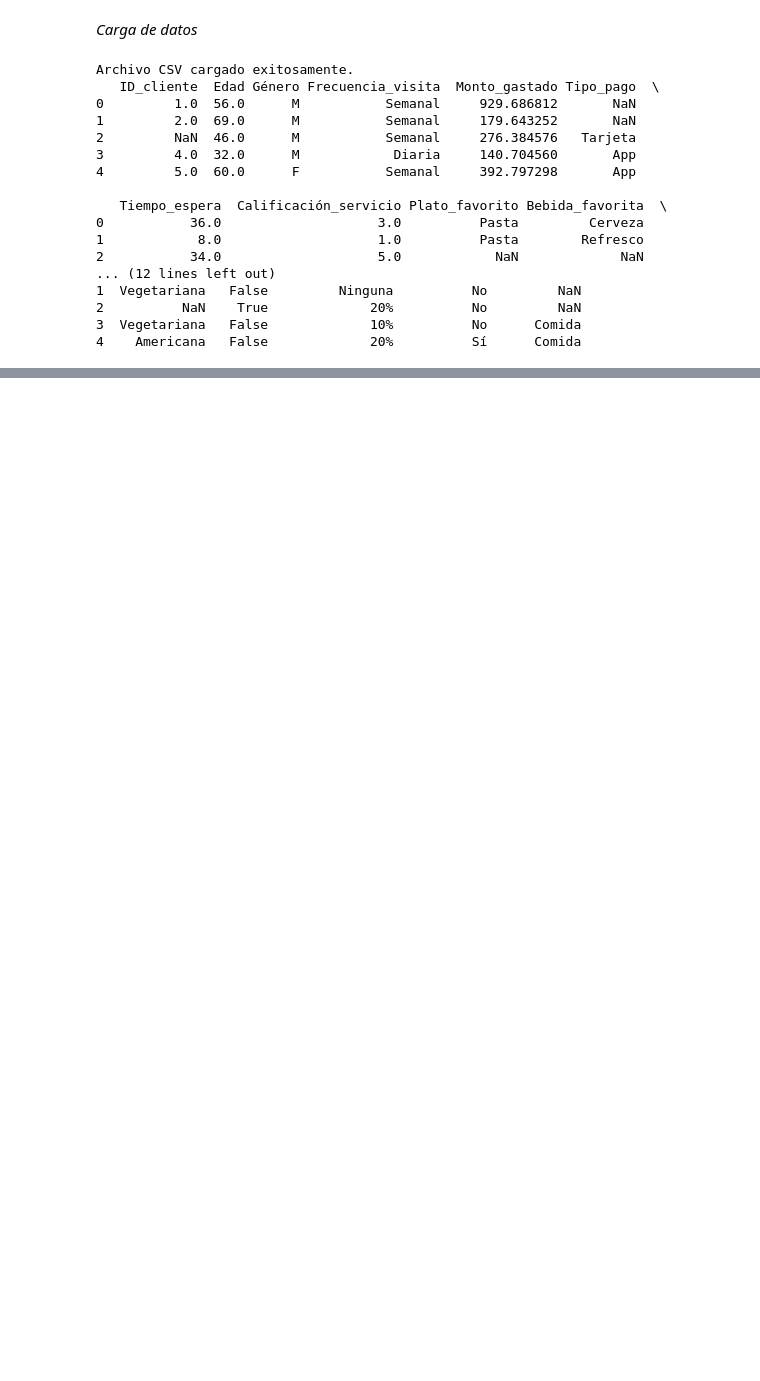
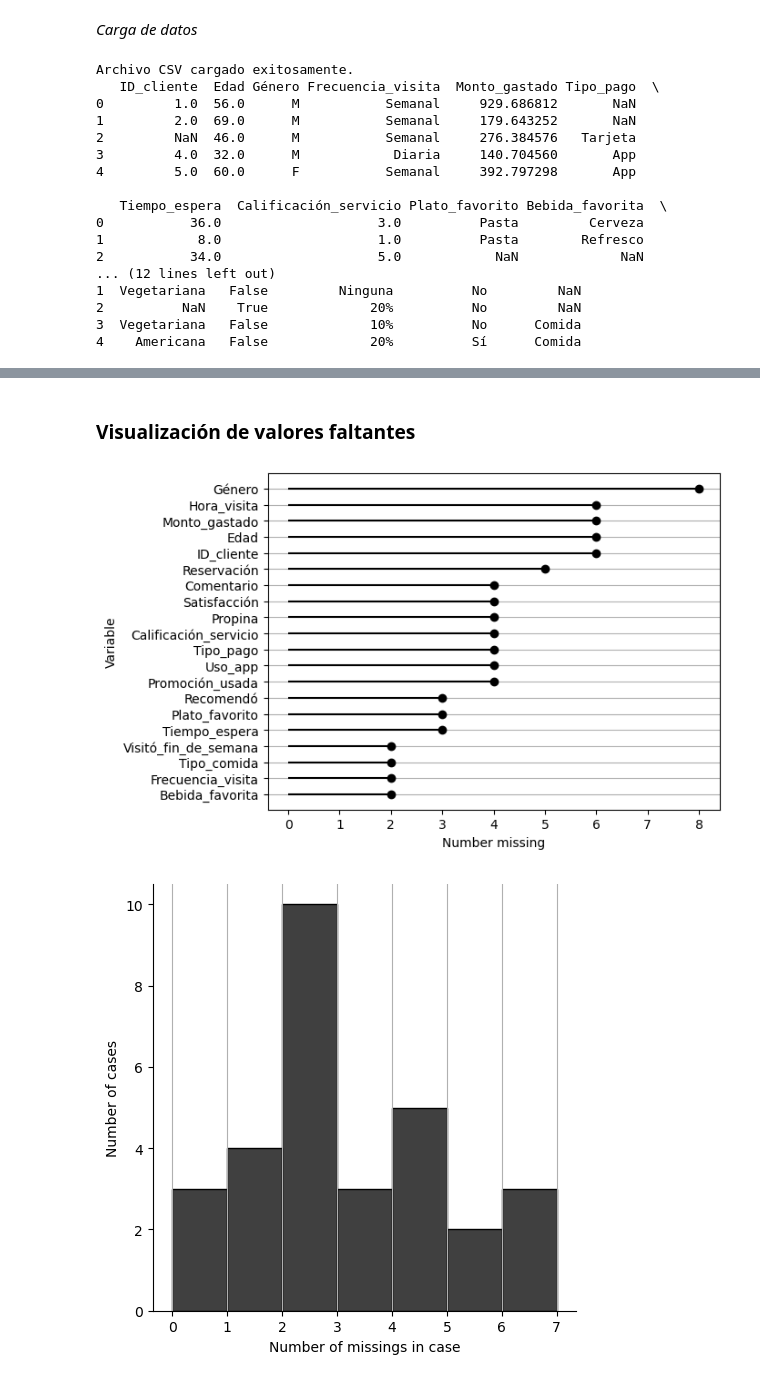
Before and after one commit to fcisnerosr/datos_faltantes, a Jupyter notebook: curso-datos-faltantes-main/mio/exploracion_restaurantes.ipynb, the cells around one changed output, grey strips where cells are left out. Saved outputs shown, nothing was run; the diff lists cells and outputs as text; code cells hidden in the pictures; blank space fills up the shorter version.

```diff
--- a/curso-datos-faltantes-main/mio/exploracion_restaurantes.ipynb
+++ b/curso-datos-faltantes-main/mio/exploracion_restaurantes.ipynb
@@ -81,0 +166,7 @@ Archivo CSV cargado exitosamente.
+# %% [markdown]
+### Visualización de valores faltantes
+# %%
+df.missing.missing_variable_plot()
+# %% [output]
+[figure, added]
+[figure, added]
```
Also changed, not shown: parts of 16 cells of this notebook, 1 other file.
